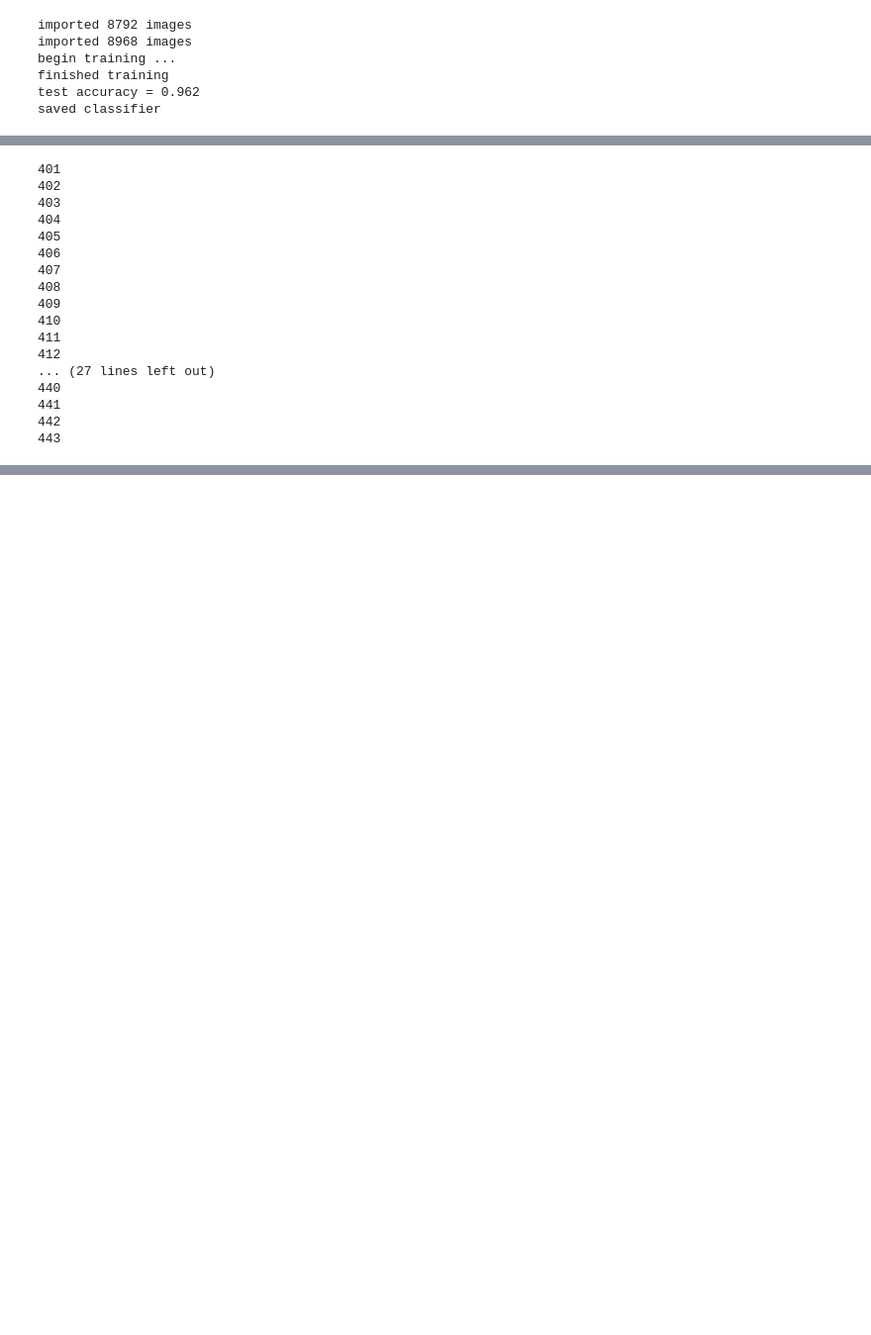
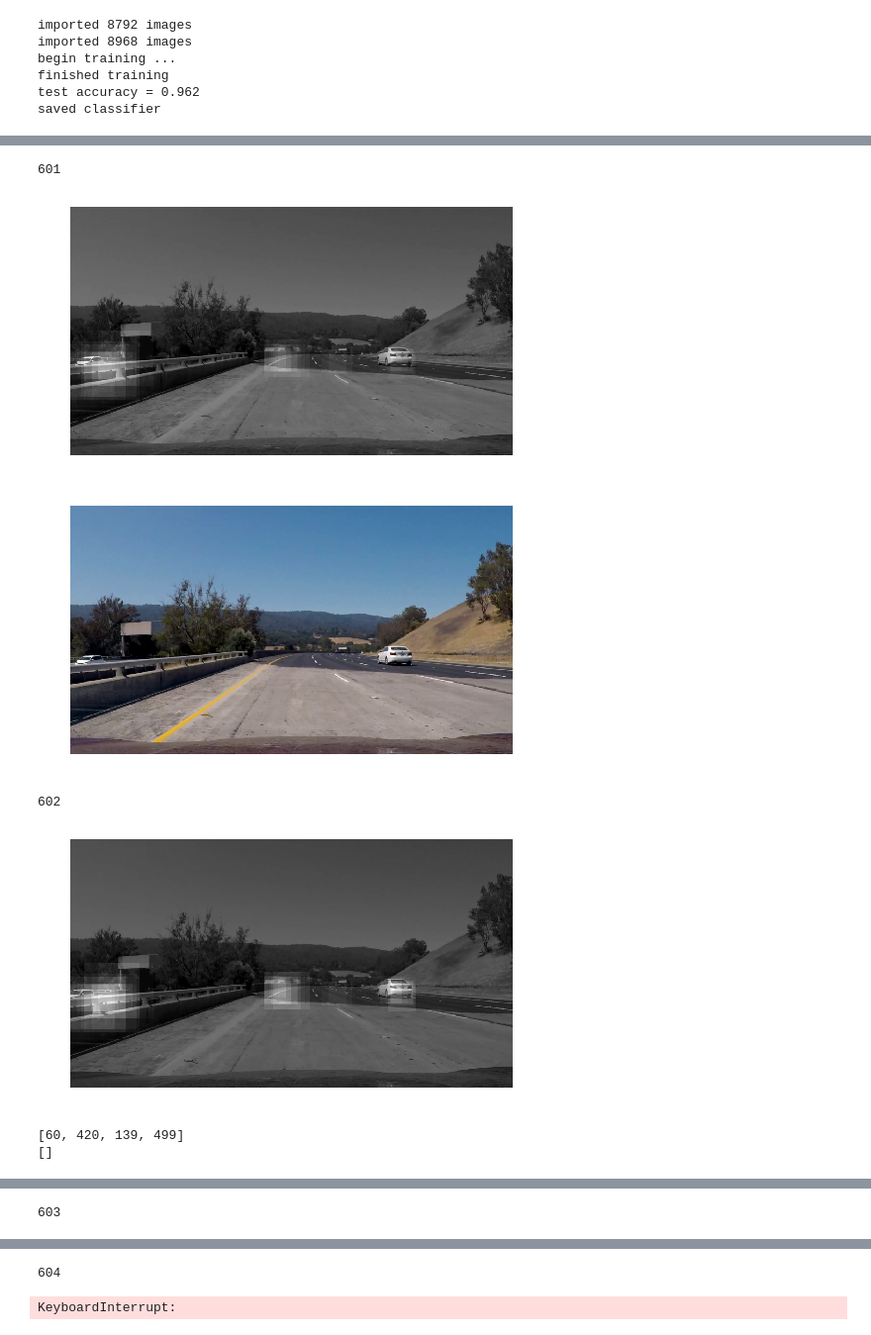
Before and after one commit to Corni33/CarND_P5_VehicleDetection, a Jupyter notebook: vehicle_detection.ipynb, the cells around one changed output, grey strips where cells are left out. Shown at 99% size. Drawn from its saved outputs; the diff is of its cells as text; code cells hidden in the pictures; blank space fills up the shorter version.

```diff
--- a/vehicle_detection.ipynb
+++ b/vehicle_detection.ipynb
@@ -490,7 +491,7 @@ plot_image(img)
 def filter_heat_map(heat_map, buffer_size = 4):
     global heat_map_buffer
 
-    if 'heat_map_buffer' not in globals():
+    if ('heat_map_buffer' not in globals()) or (heat_map_buffer is None):
         heat_map_buffer = []
 
     if len(heat_map_buffer) < buffer_size:
@@ -517,11 +518,11 @@ def low_pass_filter(new_val, old_val, filter_coeff):
 
 def filter_rectangle(rect, rect_old):
     for i in range(4):
-        rect[i] = low_pass_filter(rect[i], rect_old[i], 0.98)
+        rect[i] = int(low_pass_filter(rect[i], rect_old[i], 0.9)) #0.98)
 
     return rect
 
-def draw_vehicle_regions(img, heat_map, rect_list_old, heat_threshold = 50):
+def draw_vehicle_regions(img, heat_map, rect_list_old, heat_threshold = 15):
 
     heat_map_thresh = np.zeros_like(heat_map)
     heat_map_thresh[heat_map >= heat_threshold] = 1
@@ -535,20 +536,26 @@ def draw_vehicle_regions(img, heat_map, rect_list_old, heat_threshold = 50):
 
         rect = [np.min(y_ind), np.min(x_ind), np.max(y_ind), np.max(x_ind)]
 
+        print(rect)
+        print(rect_list_old)
+
         for rect_old in rect_list_old:
-            if not check_rect_intersect(rect, rect_old):
+            if check_rect_intersect(rect, rect_old):
                 rect = filter_rectangle(rect, rect_old)
+                print('filtered rect!')
 
         rect_list.append(rect)
         draw_rectangle(img, (rect[0], rect[1]), (rect[2], rect[3]))
 
     return img, rect_list
 
+# IDEA: for rectangle fitting -> use some weighted process using the heat instensity values
+
 
 
 #start_frame = 800 # black car, white is behind
-start_frame = 400
-num_frames = 100
+start_frame = 600
+num_frames = 50
 
 # Define the codec and create VideoWriter object
 fourcc = cv2.VideoWriter_fourcc(*'XVID')
@@ -557,57 +564,48 @@ video = cv2.VideoWriter('output.avi',fourcc, 24.0, (img.shape[1],img.shape[0]))
 vidcap = cv2.VideoCapture('project_video.mp4')
 img_count = 0
 heat_map = None
+heat_map_buffer = None
 rect_list = []
 success, img = vidcap.read()
 
 while success:
 
     img_count += 1
 
     #if img_count % 100 == 0:
     if img_count > start_frame:
         print(img_count)
 
         cv2.imwrite("export.jpg", img)
 
-        heat_map = get_sliding_window_features(img)
+        heat_map = calculate_heat_map(img)
         heat_map_filtered = filter_heat_map(heat_map)
 
-        #img_gray = convert_to_gray(img)
-        #res = cv2.addWeighted(img_gray.astype('float64'), 0.8, heat_map_filtered, 10.0, 0)
-        #plot_image(res)
+        img_gray = convert_to_gray(img)
+        res = cv2.addWeighted(img_gray.astype('float64'), 0.8, heat_map_filtered, 10.0, 0)
+        plot_image(res)
 
 
         img_with_rects, rect_list = draw_vehicle_regions(img, heat_map_filtered, rect_list)
 
-        #plot_image(img_rects)
+        plot_image(img_with_rects)
 
         video.write(img_with_rects)
 
 
 
     if img_count >= start_frame + num_frames:
         break
 
     success, img = vidcap.read()
 
 video.release()
 print('finished!')
 # %% [output]
-401
-402
-403
-404
-405
-406
-407
-408
-409
-410
-411
-412
-... (27 lines left out)
-440
-441
-442
-443
+601
+[figure, added]
+[figure, added]
+602
+[figure, added]
+[60, 420, 139, 499]
+[]
@@ -613,0 +613 @@ print('finished!')
+603
@@ -614,3 +623,5 @@ print('finished!')
+604
+KeyboardInterrupt:
 # %%
 #img = cv2.imread('./test_images/6.png')
 #img = cv2.imread('./test_image.jpg')
```
Also changed, not shown: parts of 9 cells of this notebook.
